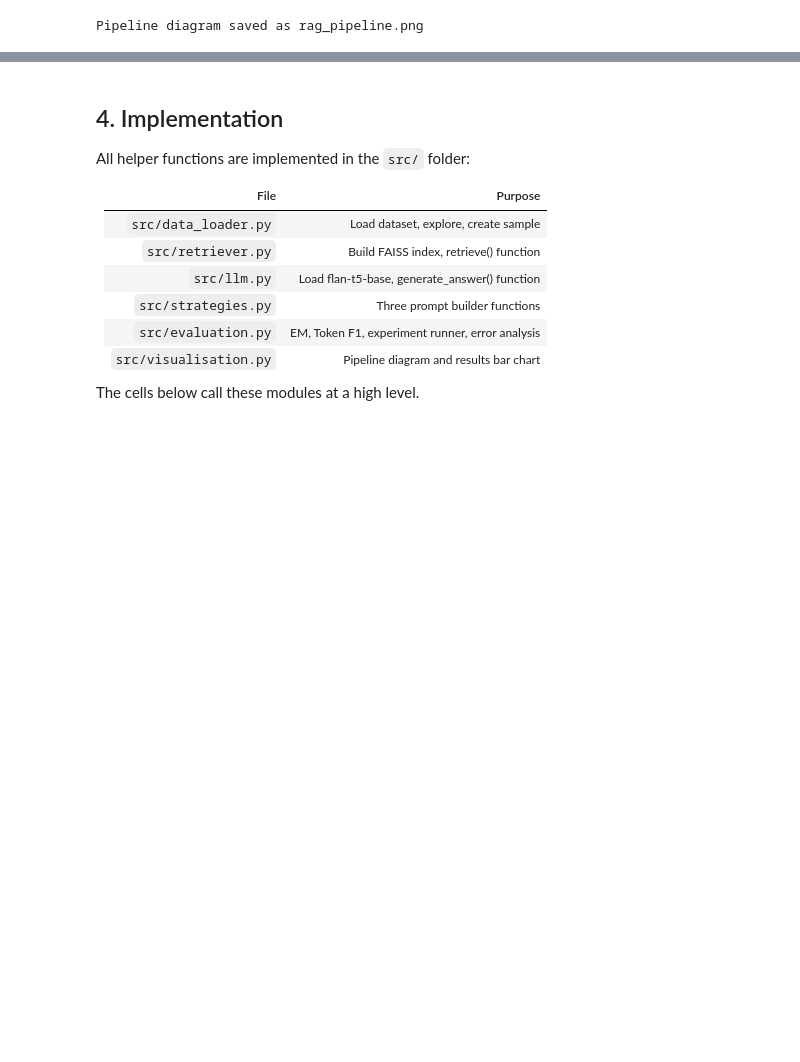
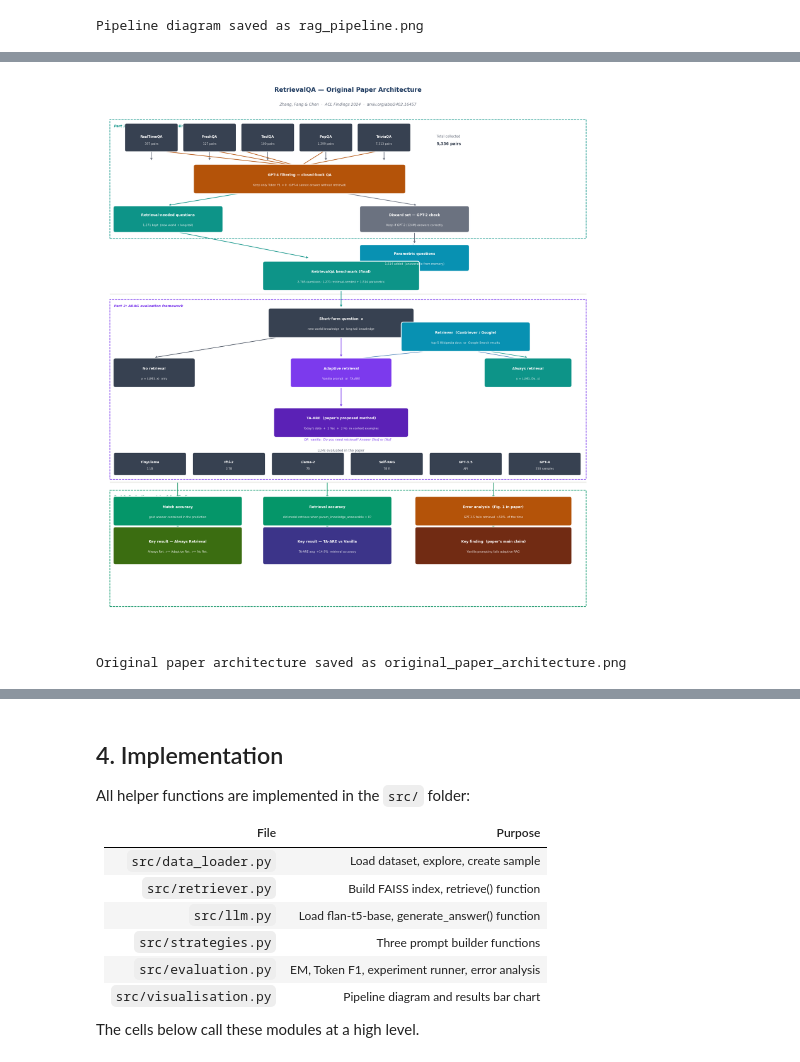
Before and after one commit to Nishi-013/RAG_Project, a Jupyter notebook: RAG_NLP_Project.ipynb, the cells around one changed output, grey strips where cells are left out. Drawn from its saved outputs; the diff is of its cells as text; code cells hidden in the pictures; blank space fills up the shorter version.

Commit message:
Original paper vs my code difference updated

```diff
--- a/RAG_NLP_Project.ipynb
+++ b/RAG_NLP_Project.ipynb
@@ -128,0 +199,5 @@ Pipeline diagram saved as rag_pipeline.png
+# %%
+plot_paper_architecture(save_path='original_paper_architecture.png')
+# %% [output]
+[figure, added]
+Original paper architecture saved as original_paper_architecture.png
```
Also changed, not shown: parts of 3 cells of this notebook, 3 other files.
